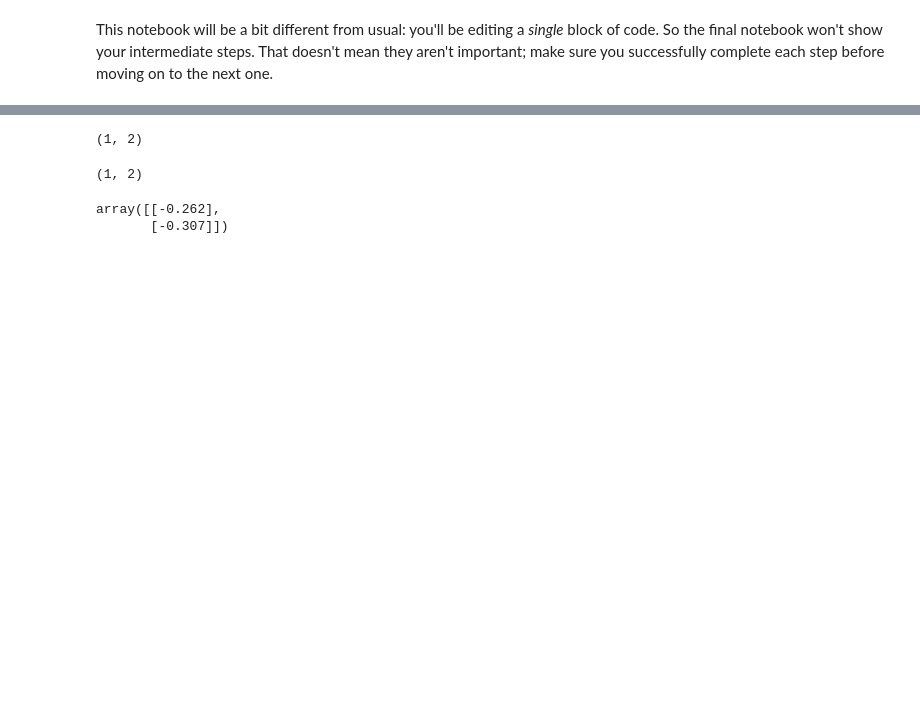
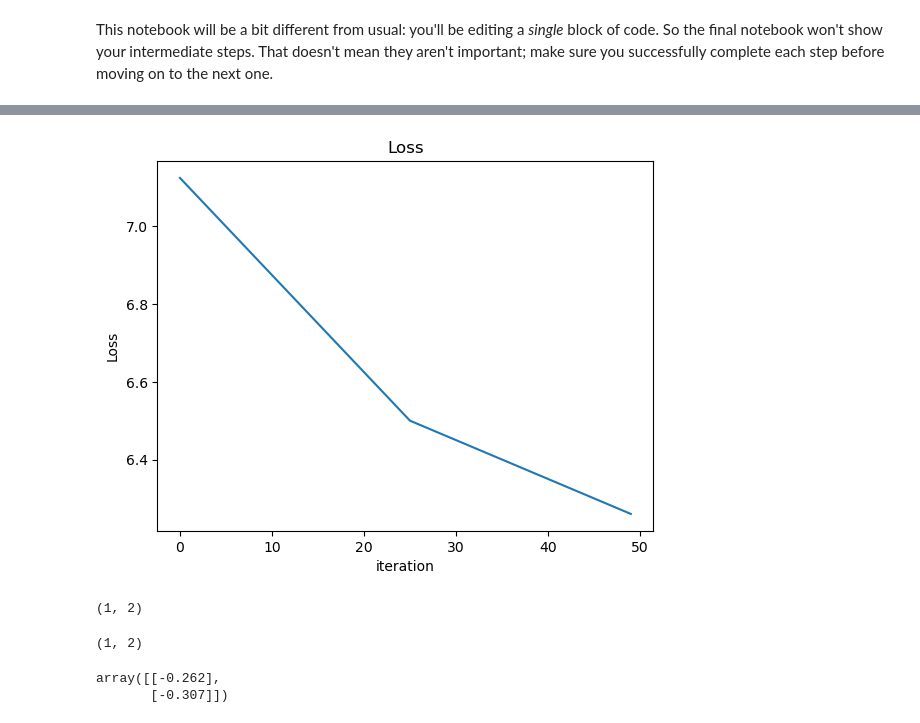
Before and after one commit to Calvin-Data-Science/cs375-376-public, a Jupyter notebook: notebooks/u04n2-linreg-manual.ipynb, the cells around one changed output, grey strips where cells are left out. Saved outputs shown, nothing was run; the diff lists cells and outputs as text; code cells hidden in the pictures; blank space fills up the shorter version.

```diff
--- a/notebooks/u04n2-linreg-manual.ipynb
+++ b/notebooks/u04n2-linreg-manual.ipynb
@@ -135,3 +119,10 @@ array([[ 0.  , -0.5 ],
+# %%
+fig, axs = plt.subplots(1)
+axs.plot(losses)
+axs.set(title="Loss", xlabel="iteration", ylabel="Loss")
+plt.savefig('loss3.png')
+# %% [output]
+[figure, added]
 # %%
 (y_pred_grad.T @ x).shape
 # %% [output]
```
Also changed, not shown: parts of 5 cells of this notebook, 1 other file.
